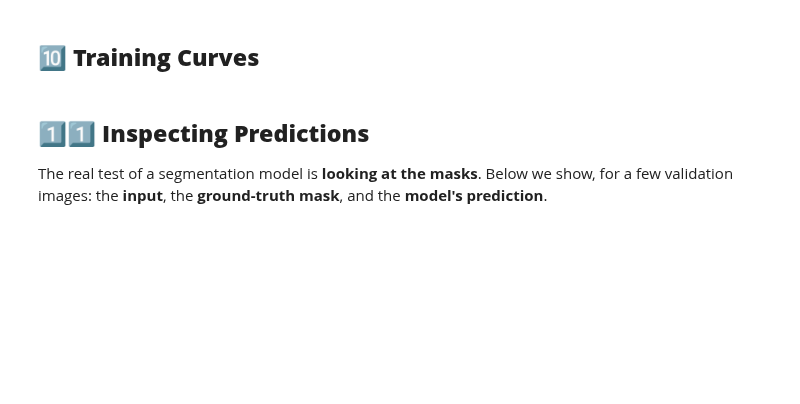
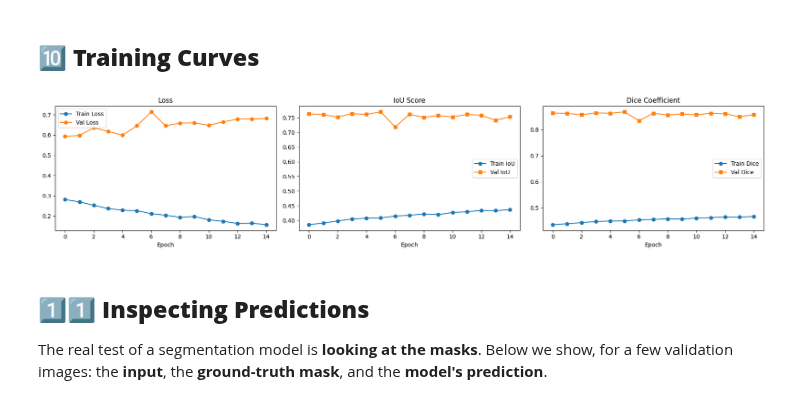
Before and after one commit to orbitfirmraghad-cloud/Summer-Training, a Jupyter notebook: Week 3/Code/UNet_Forest_Segmentation.ipynb, the cells around one changed output. Drawn from its saved outputs; the diff is of its cells as text; code cells hidden in the pictures; blank space fills up the shorter version.

```diff
--- a/Week 3/Code/UNet_Forest_Segmentation.ipynb
+++ b/Week 3/Code/UNet_Forest_Segmentation.ipynb
@@ -246,23 +272,13 @@ converges **faster** and to **higher accuracy** than training from scratch. 🎯
 > 2. Bigger encoders need **more GPU memory** — if you hit OOM, lower `BATCH_SIZE` or `IMG_SIZE`.
 # %%
 # Pick your encoder here — try swapping this one word later!
-ENCODER = "resnet34"
 
-def build_model(encoder_name=ENCODER):
-    """Create a U-Net with the chosen (ImageNet-pretrained) encoder."""
-    return smp.Unet(
-        encoder_name=encoder_name,
+model = smp.Unet(
+        encoder_name="resnet34",
         encoder_weights="imagenet",   # pretrained backbone
         in_channels=3,                # RGB
         classes=1,                    # single-channel forest logit
     ).to(device)
 
-
-model = build_model(ENCODER)
-
-# Quick shape sanity check
-dummy = torch.randn(2, 3, IMG_SIZE, IMG_SIZE).to(device)
-print("Output shape:", model(dummy).shape)   # expect (2, 1, IMG_SIZE, IMG_SIZE)
-
 n_params = sum(p.numel() for p in model.parameters())
-print(f"Encoder: {ENCODER} | Total parameters: {n_params:,}")
+print(f"Encoder:resnet34  | Total parameters: {n_params:,}")
@@ -356,17 +422,33 @@ for epoch in range(NUM_EPOCHS):
 # %% [markdown]
 ## **🔟 Training Curves**
 # %%
-fig, ax = plt.subplots(1, 2, figsize=(14, 4))
+fig, ax = plt.subplots(1, 3, figsize=(18, 4))
 
-ax[0].plot(history["train_loss"], marker="o")
-ax[0].set_title("Training Loss"); ax[0].set_xlabel("Epoch"); ax[0].set_ylabel("Loss")
+# Plot 1: Loss (Train vs Val)
+ax[0].plot(train_history["train_loss"], marker="o", label="Train Loss")
+ax[0].plot(val_history["val_loss"], marker="o", label="Val Loss")
+ax[0].set_title("Loss")
+ax[0].set_xlabel("Epoch")
+ax[0].legend()
 
-ax[1].plot(history["val_dice"], marker="o", label="Dice")
-ax[1].plot(history["val_iou"],  marker="s", label="IoU")
-ax[1].set_title("Validation Metrics"); ax[1].set_xlabel("Epoch"); ax[1].legend()
+# Plot 2: IoU (Train vs Val)
+ax[1].plot(train_history["train_iou"], marker="o", label="Train IoU")
+ax[1].plot(val_history["val_iou"], marker="s", label="Val IoU")
+ax[1].set_title("IoU Score")
+ax[1].set_xlabel("Epoch")
+ax[1].legend()
+
+# Plot 3: Dice (Train vs Val)
+ax[2].plot(train_history["train_dice"], marker="o", label="Train Dice")
+ax[2].plot(val_history["val_dice"], marker="s", label="Val Dice")
+ax[2].set_title("Dice Coefficient")
+ax[2].set_xlabel("Epoch")
+ax[2].legend()
 
 plt.tight_layout()
 plt.show()
+# %% [output]
+[figure, added]
 # %% [markdown]
 ## **1️⃣1️⃣ Inspecting Predictions**
 The real test of a segmentation model is **looking at the masks**. Below we show, for a few
```
Also changed, not shown: parts of 23 cells of this notebook.
